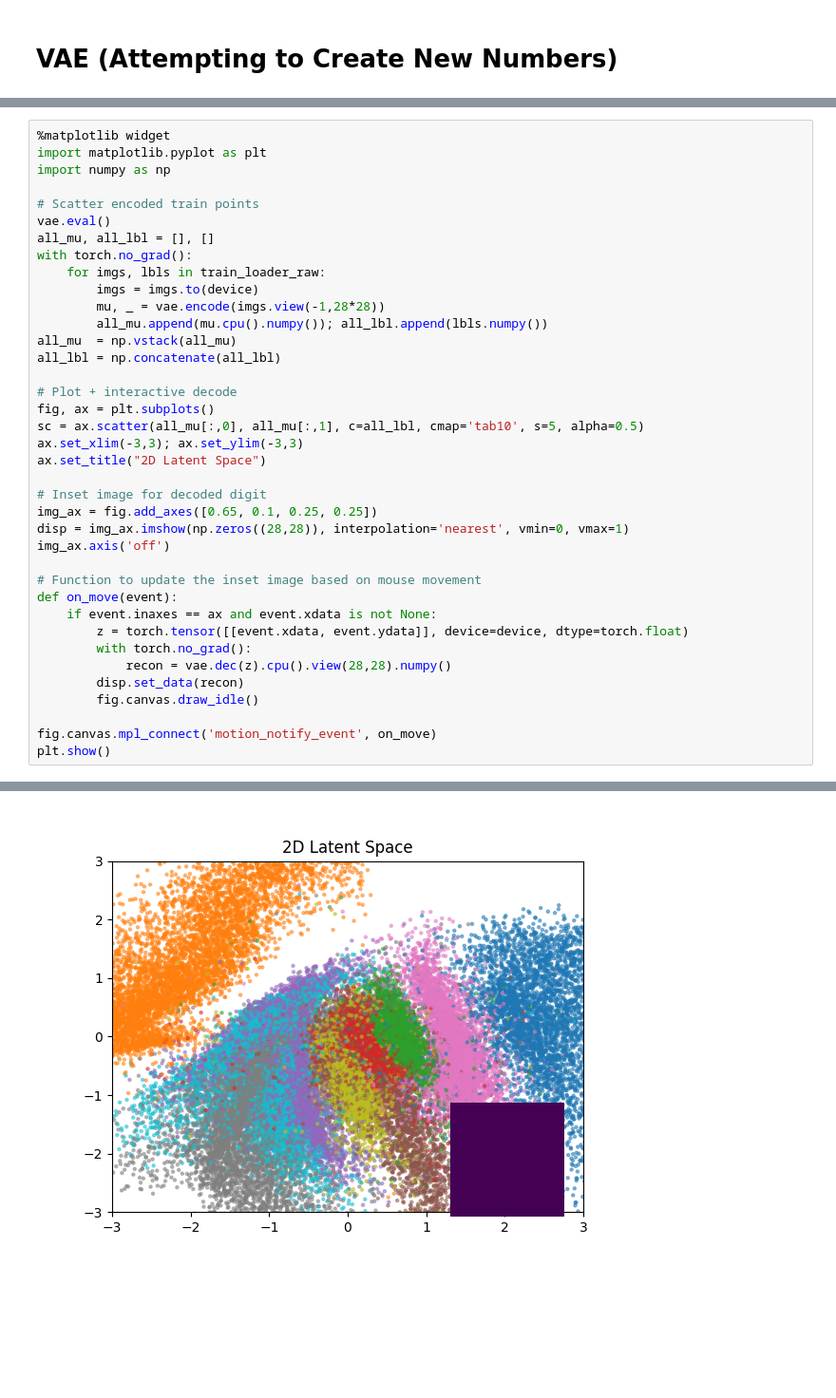
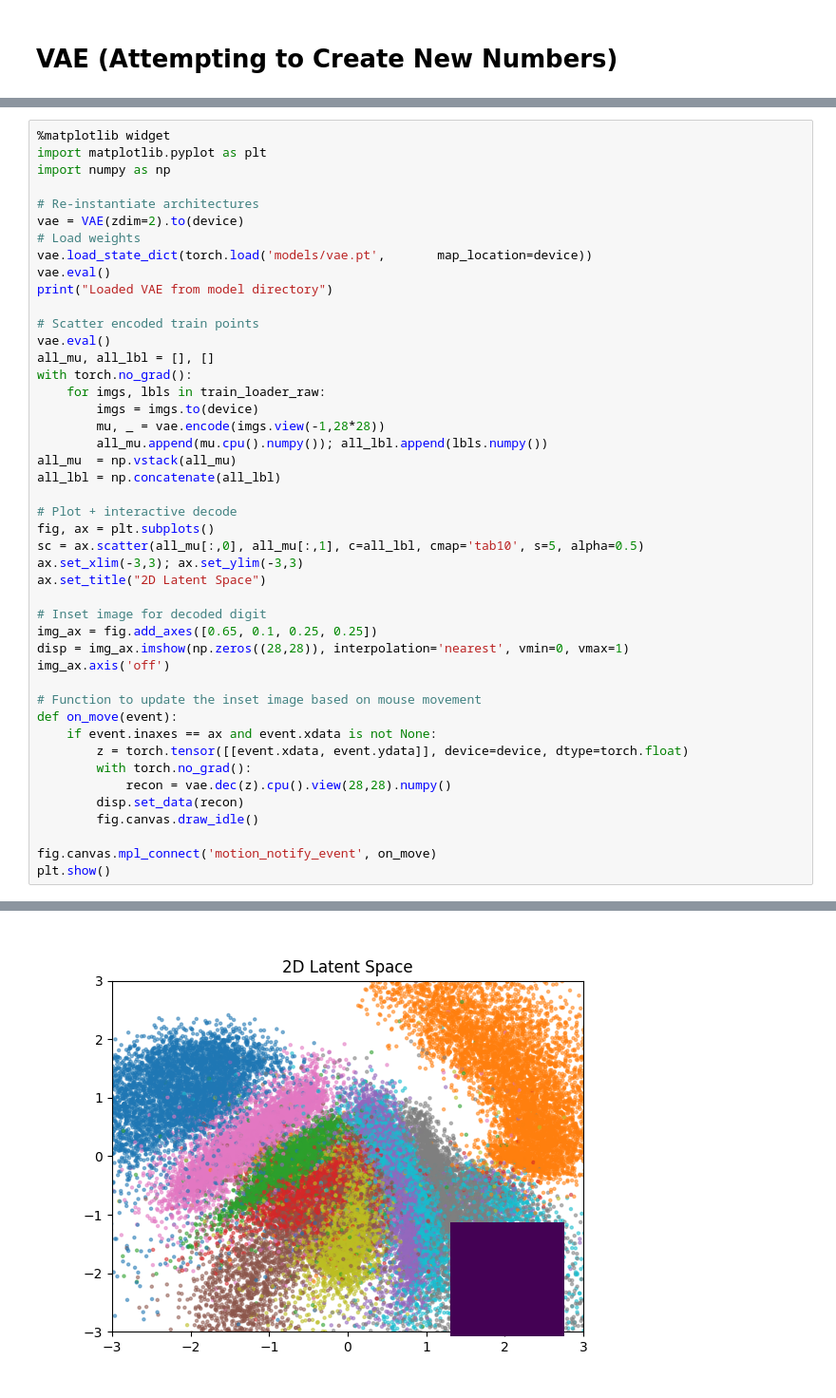
Before and after one commit to Jack-p-hammer/Creating_New_Numbers, a Jupyter notebook: Making_New_Numbers.ipynb, the cells around one changed output, grey strips where cells are left out. Shown at 95% size. Drawn from its saved outputs; the diff is of its cells as text; blank space fills up the shorter version.

```diff
--- a/Making_New_Numbers.ipynb
+++ b/Making_New_Numbers.ipynb
@@ -242,6 +244,13 @@ torch.save(vae.state_dict(), 'models/vae.pt')
 %matplotlib widget
 import matplotlib.pyplot as plt
 import numpy as np
+
+# Re‑instantiate architectures
+vae = VAE(zdim=2).to(device)
+# Load weights
+vae.load_state_dict(torch.load('models/vae.pt',       map_location=device))
+vae.eval()
+print("Loaded VAE from model directory")
 
 # Scatter encoded train points
 vae.eval()
@@ -280 +290 @@ plt.show()
-[figure, old version]
+[figure, new version]
```
Also changed, not shown: parts of 4 cells of this notebook.
